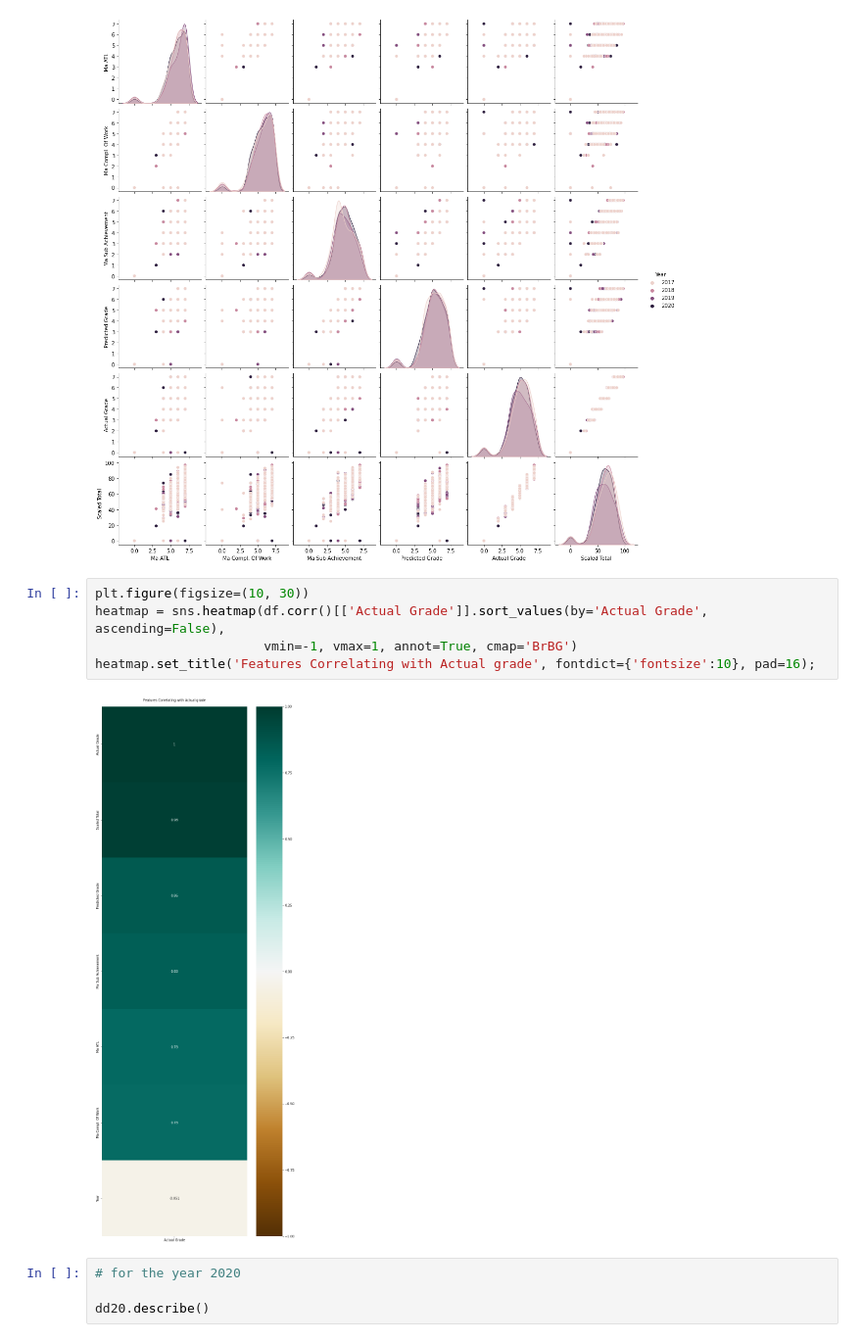
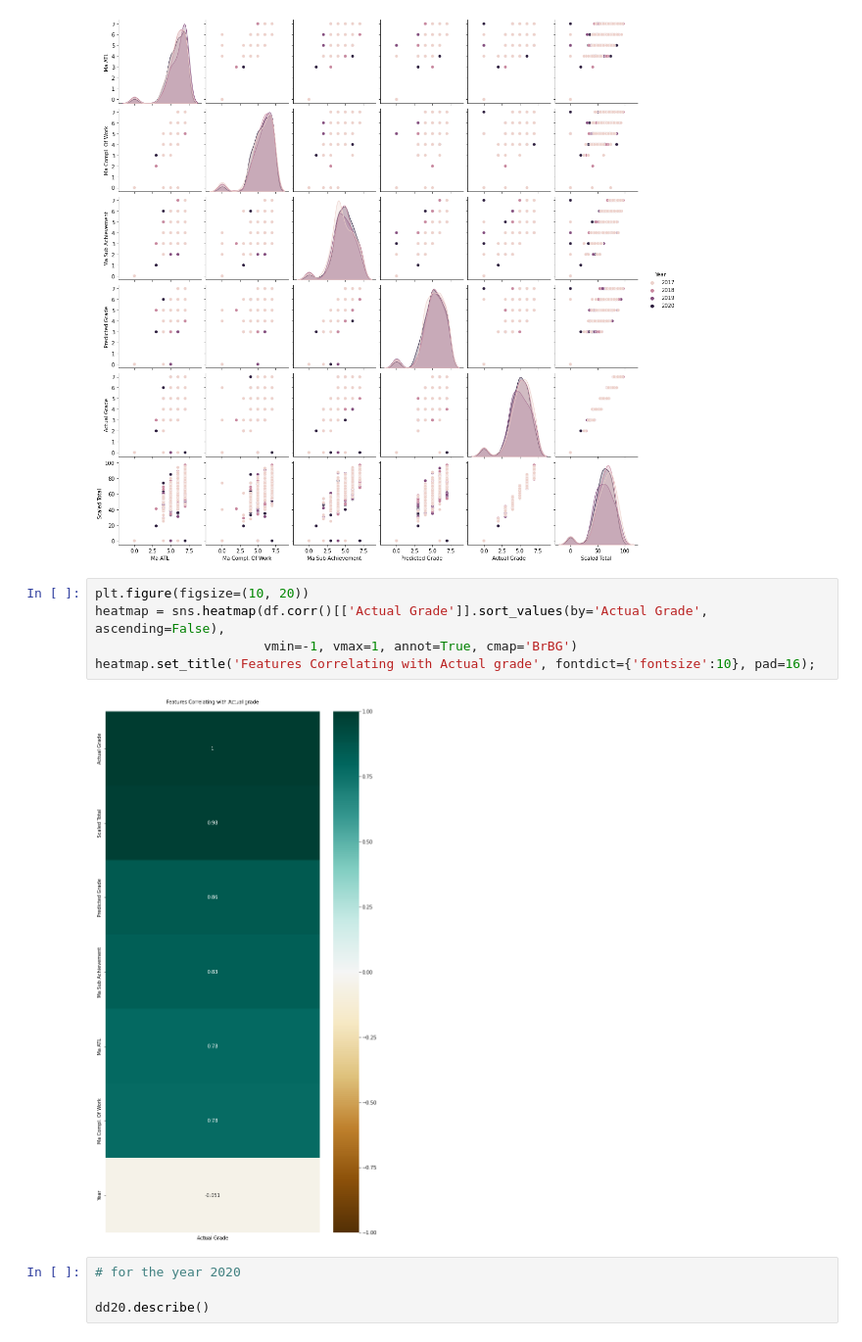
Before and after one commit to siti-alawiyah/ibresultprediction, a Jupyter notebook: Exploratory_Data_Analysis_1.0.ipynb, the cells around one changed output. Shown at 98% size. Cells and saved outputs as stored; diff of their text form.

```diff
--- a/Exploratory_Data_Analysis_1.0.ipynb
+++ b/Exploratory_Data_Analysis_1.0.ipynb
@@ -907,12 +880,12 @@ sns.pairplot(df,hue="Year")
 <seaborn.axisgrid.PairGrid at 0x...>
 [figure]
 # %%
-plt.figure(figsize=(10, 30))
+plt.figure(figsize=(10, 20))
 heatmap = sns.heatmap(df.corr()[['Actual Grade']].sort_values(by='Actual Grade', ascending=False),
                       vmin=-1, vmax=1, annot=True, cmap='BrBG')
 heatmap.set_title('Features Correlating with Actual grade', fontdict={'fontsize':10}, pad=16);
 # %% [output]
-[figure, old version]
+[figure, new version]
 # %%
 # for the year 2020
 
```
Also changed, not shown: parts of 14 cells of this notebook.
